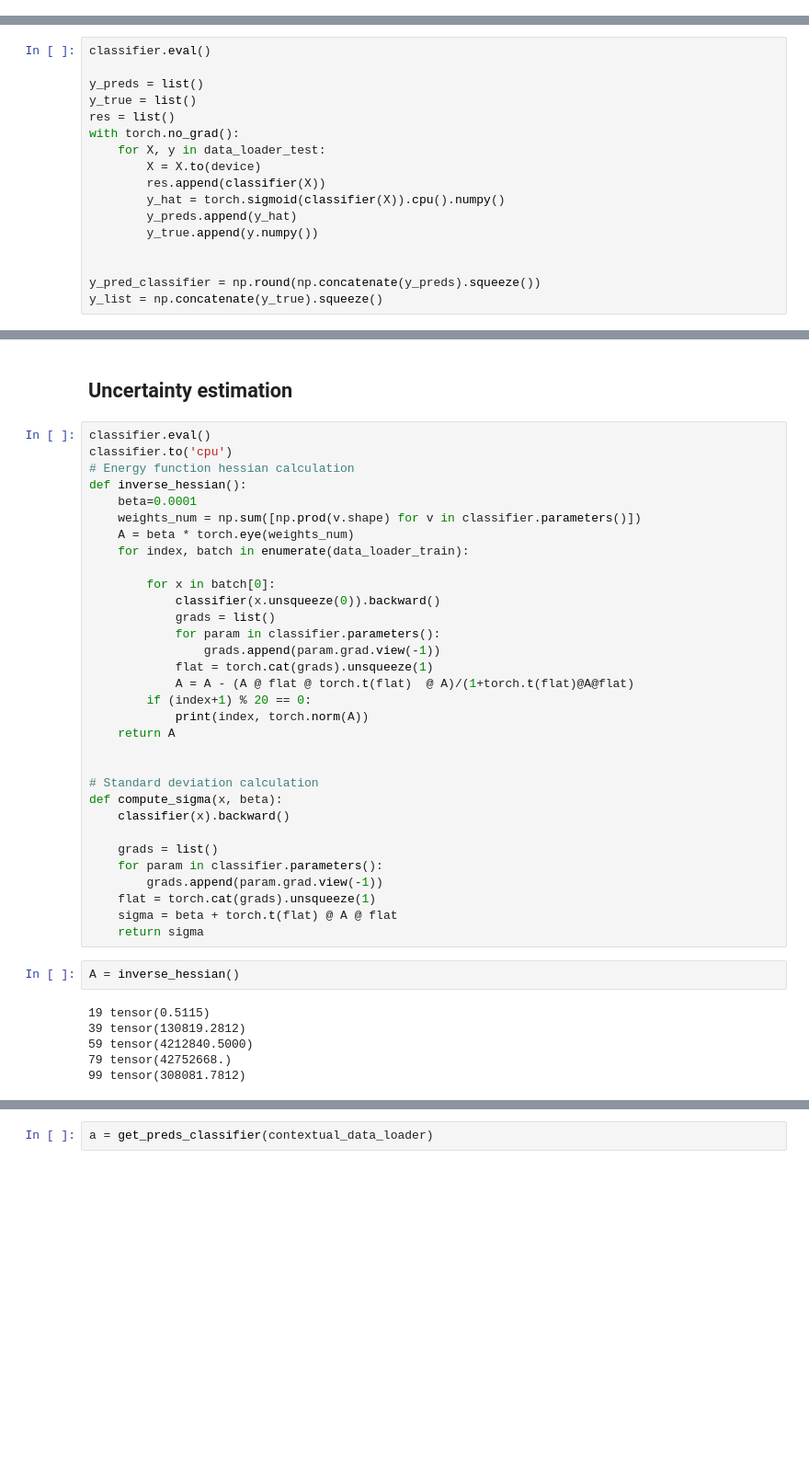
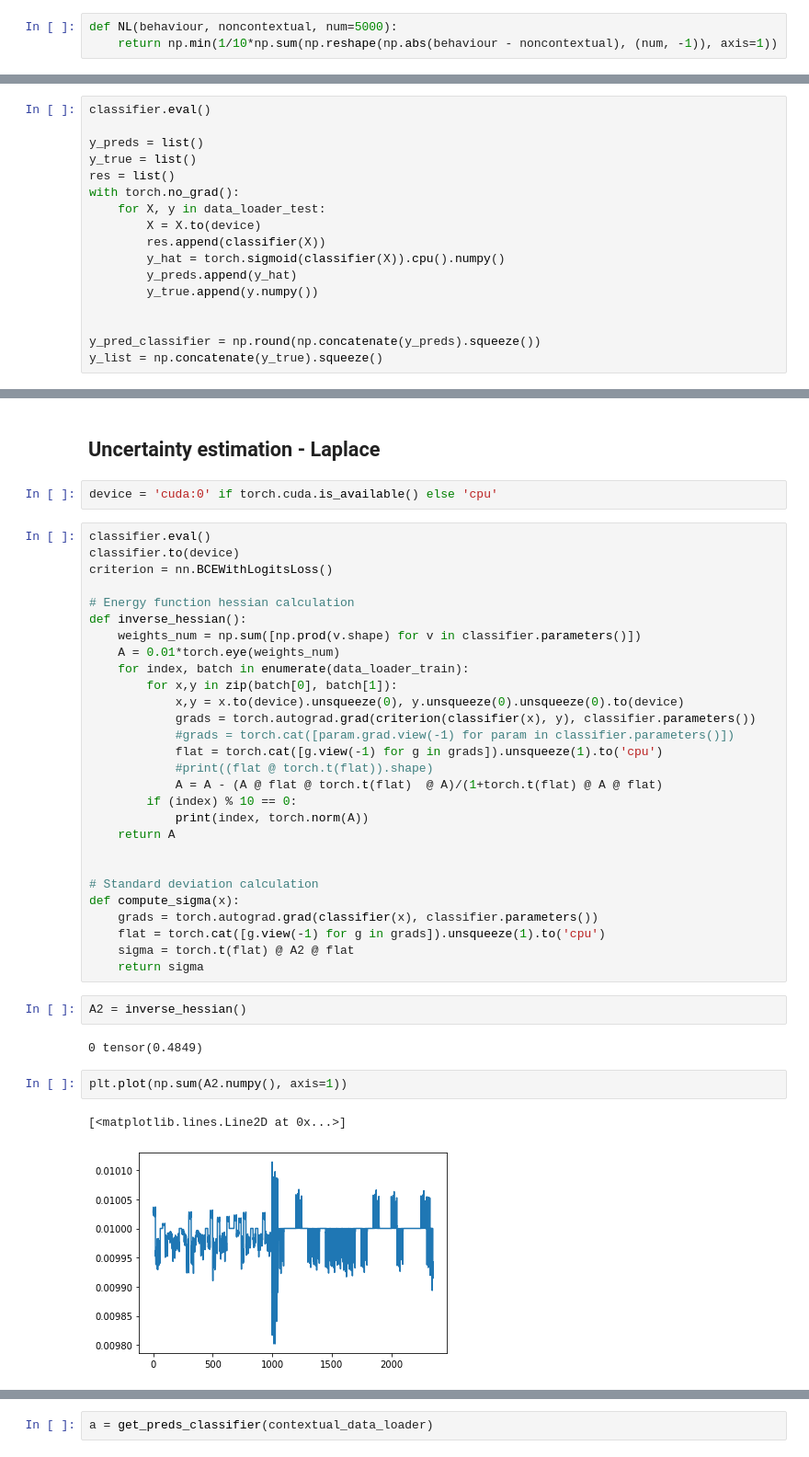
Before and after one commit to JohnnyWasilewski/Ph.D.-studies, a Jupyter notebook: contextulity.ipynb, the cells around one changed output, grey strips where cells are left out. Shown at 92% size. Cells and saved outputs as stored; diff of their text form; blank space fills up the shorter version.

```diff
--- a/contextulity.ipynb
+++ b/contextulity.ipynb
@@ -60,3 +64,6 @@ class MyDataset(Dataset):
 
     def __len__(self):
         return len(self.y)
+# %%
+def NL(behaviour, noncontextual, num=5000):
+    return np.min(1/10*np.sum(np.reshape(np.abs(behaviour - noncontextual), (num, -1)), axis=1))
@@ -186,42 +226,41 @@ weighted avg       1.00      1.00      1.00      2500
 # %% [markdown]
-## Uncertainty estimation
+## Uncertainty estimation - Laplace
+# %%
+device = 'cuda:0' if torch.cuda.is_available() else 'cpu'
 # %%
 classifier.eval()
-classifier.to('cpu')
+classifier.to(device)
+criterion = nn.BCEWithLogitsLoss()
+
 # Energy function hessian calculation
 def inverse_hessian():
-    beta=0.0001
     weights_num = np.sum([np.prod(v.shape) for v in classifier.parameters()])
-    A = beta * torch.eye(weights_num)
+    A = 0.01*torch.eye(weights_num)
     for index, batch in enumerate(data_loader_train):
-
-        for x in batch[0]:
-            classifier(x.unsqueeze(0)).backward()
-            grads = list()
-            for param in classifier.parameters():
-                grads.append(param.grad.view(-1))
-            flat = torch.cat(grads).unsqueeze(1)
-            A = A - (A @ flat @ torch.t(flat)  @ A)/(1+torch.t(flat)@A@flat)
-        if (index+1) % 20 == 0:
+        for x,y in zip(batch[0], batch[1]):
+            x,y = x.to(device).unsqueeze(0), y.unsqueeze(0).unsqueeze(0).to(device)
+            grads = torch.autograd.grad(criterion(classifier(x), y), classifier.parameters())
+            #grads = torch.cat([param.grad.view(-1) for param in classifier.parameters()])
+            flat = torch.cat([g.view(-1) for g in grads]).unsqueeze(1).to('cpu')
+            #print((flat @ torch.t(flat)).shape)
+            A = A - (A @ flat @ torch.t(flat)  @ A)/(1+torch.t(flat) @ A @ flat)
+        if (index) % 10 == 0:
             print(index, torch.norm(A))
     return A
 
 
 # Standard deviation calculation
-def compute_sigma(x, beta):
-    classifier(x).backward()
-
-    grads = list()
-    for param in classifier.parameters():
-        grads.append(param.grad.view(-1))
-    flat = torch.cat(grads).unsqueeze(1)
-    sigma = beta + torch.t(flat) @ A @ flat
+def compute_sigma(x):
+    grads = torch.autograd.grad(classifier(x), classifier.parameters())
+    flat = torch.cat([g.view(-1) for g in grads]).unsqueeze(1).to('cpu')
+    sigma = torch.t(flat) @ A2 @ flat
     return sigma
-# %%
-A = inverse_hessian()
-# %% [output]
-19 tensor(0.5115)
-39 tensor(130819.2812)
-59 tensor(4212840.5000)
-79 tensor(42752668.)
-99 tensor(308081.7812)
+# %%
+A2 = inverse_hessian()
+# %% [output]
+0 tensor(0.4849)
+# %%
+plt.plot(np.sum(A2.numpy(), axis=1))
+# %% [output]
+[<matplotlib.lines.Line2D at 0x...>]
+[figure, added]
```
Also changed, not shown: parts of 48 cells of this notebook, 1 other file.
